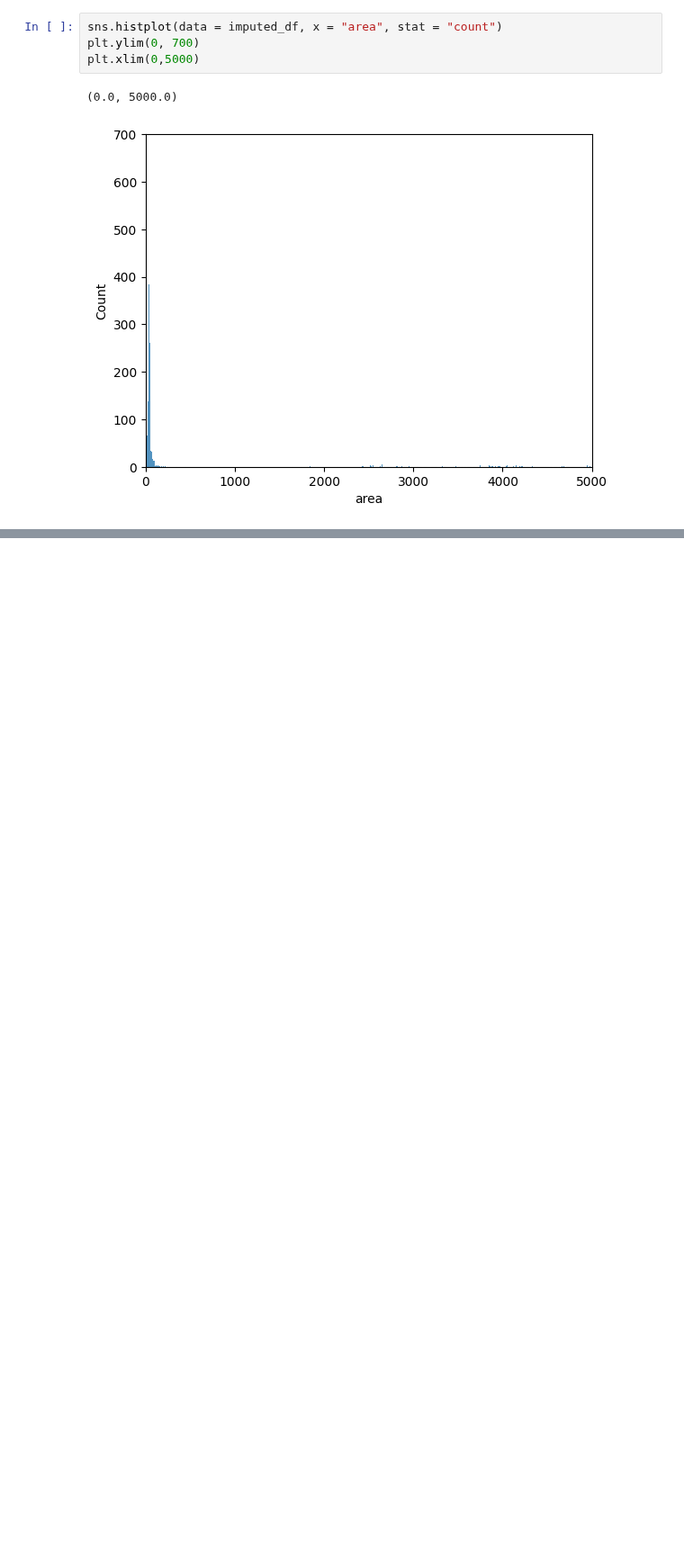
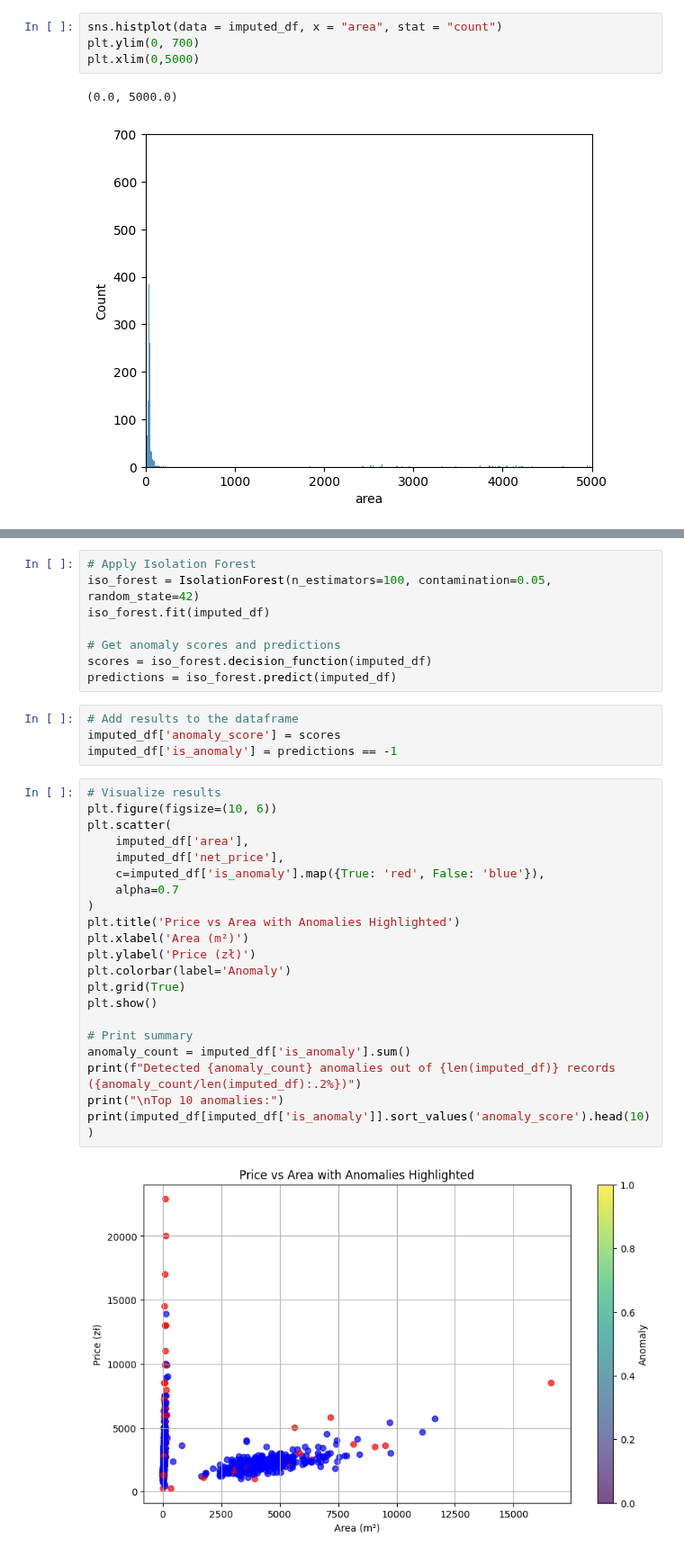
Before and after one commit to filki/Kaggle_Warsaw_rent_prices, a Jupyter notebook: starter.ipynb, the cells around one changed output, grey strips where cells are left out. Shown at 90% size. Saved outputs shown, nothing was run; the diff lists cells and outputs as text; blank space fills up the shorter version.

Commit message:
Added Isolation forest to remove anomalies, added 1st machine learning algorithm

```diff
--- a/starter.ipynb
+++ b/starter.ipynb
@@ -638,0 +638,35 @@ sns.boxplot(x = imputed_df["area"])
+# %%
+# Apply Isolation Forest
+iso_forest = IsolationForest(n_estimators=100, contamination=0.05, random_state=42)
+iso_forest.fit(imputed_df)
+
+# Get anomaly scores and predictions
+scores = iso_forest.decision_function(imputed_df)
+predictions = iso_forest.predict(imputed_df)
+# %%
+# Add results to the dataframe
+imputed_df['anomaly_score'] = scores
+imputed_df['is_anomaly'] = predictions == -1
+# %%
+# Visualize results
+plt.figure(figsize=(10, 6))
+plt.scatter(
+    imputed_df['area'],
+    imputed_df['net_price'],
+    c=imputed_df['is_anomaly'].map({True: 'red', False: 'blue'}),
+    alpha=0.7
+)
+plt.title('Price vs Area with Anomalies Highlighted')
+plt.xlabel('Area (m²)')
+plt.ylabel('Price (zł)')
+plt.colorbar(label='Anomaly')
+plt.grid(True)
+plt.show()
+
+# Print summary
+anomaly_count = imputed_df['is_anomaly'].sum()
+print(f"Detected {anomaly_count} anomalies out of {len(imputed_df)} records ({anomaly_count/len(imputed_df):.2%})")
+print("\nTop 10 anomalies:")
+print(imputed_df[imputed_df['is_anomaly']].sort_values('anomaly_score').head(10))
+# %% [output]
+[figure, added]
```
Also changed, not shown: parts of 19 cells of this notebook.
